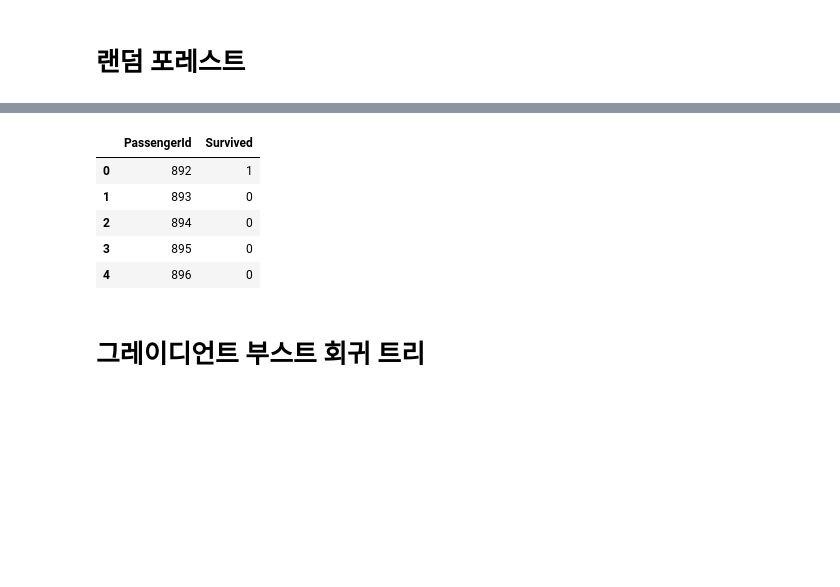
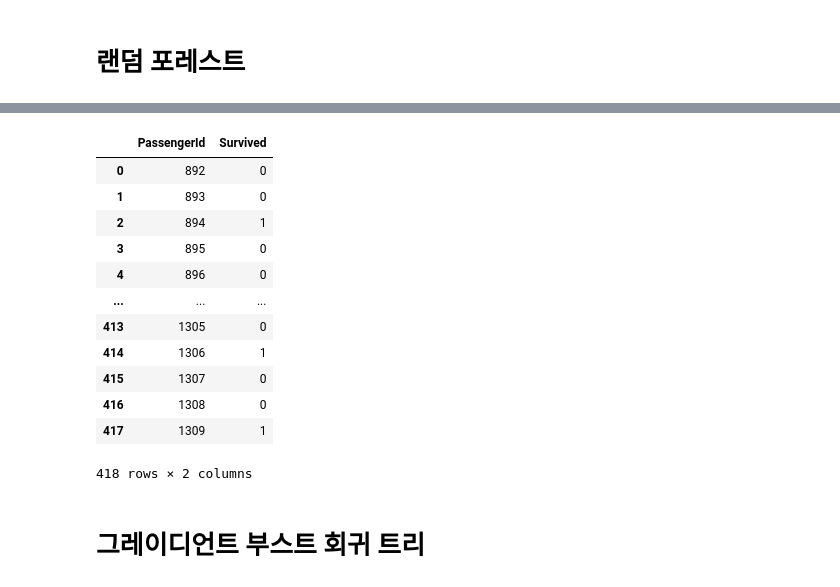
Before and after one commit to pentagram5/Machine_Learning-scikit_learn, a Jupyter notebook: Titanic_data_ML_for kaggle-김준연.ipynb, the cells around one changed output, grey strips where cells are left out. Drawn from its saved outputs; the diff is of its cells as text; code cells hidden in the pictures; blank space fills up the shorter version.

```diff
--- a/Titanic_data_ML_for kaggle-김준연.ipynb
+++ b/Titanic_data_ML_for kaggle-김준연.ipynb
@@ -103,6 +239,2 @@ See the caveats in the documentation: https://pandas.pydata.org/pandas-docs/stab
 # %% [markdown]
 # DecisionTreeClassifier
-# %%
-from sklearn.tree import DecisionTreeClassifier
-tree_clf = DecisionTreeClassifier(max_depth=3, random_state=0)
-tree_clf.fit(X_train, y_train)
@@ -123,0 +241,16 @@ Test Score: 0.9641148325358851
+# %%
+from sklearn.tree import DecisionTreeClassifier
+
+for i in tqdm_notebook(range(1,100)):
+    tree_clf = DecisionTreeClassifier(random_state=0, max_depth = i )
+    tree_clf.fit(X_train, y_train)
+    estimators.append(i)
+    trainScore.append(format(tree_clf.score(X_train, y_train)))
+    TestScore.append(format(tree_clf.score(X_test, y_test)))
+
+all_decision = pd.DataFrame({'n_estimators' : estimators,
+                          'trainScore' : trainScore,
+                          'TestScore': TestScore})
+all_decision['trainScore'] = all_decision['trainScore'].astype(float)
+all_decision['TestScore'] = all_decision['TestScore'].astype(float)
+all_decision[all_decision['TestScore'] == all_decision['TestScore'].max()]
@@ -124,5 +261,7 @@ Test Score: 0.9641148325358851
 # %%
-result = tree_clf.predict(X_test)
+tree_clf = DecisionTreeClassifier(max_depth=69, random_state=0)
+tree_clf.fit(X_train, y_train)
+result = tree_clf.predict(X_target_test)
 output = pd.DataFrame({'PassengerId' : titanic_test_data['PassengerId'],
                       'Survived' : result})
 output['Survived'] = output['Survived'].astype(int)
@@ -143,8 +282,8 @@ trainScore =[]
 TestScore = []
 from sklearn.ensemble import RandomForestClassifier
 from tqdm import tqdm_notebook
-for i in tqdm_notebook(range(1,200)):
-    forest = RandomForestClassifier(n_estimators = i, random_state = 0)
+for i in tqdm_notebook(range(1,50)):
+    forest = RandomForestClassifier(n_estimators = i, random_state = 0, max_depth = 14)
     forest.fit(X_train, y_train)
     estimators.append(i)
     trainScore.append(format(forest.score(X_train, y_train)))
@@ -163,19 +317,26 @@ all_forest[all_forest['TestScore'] == all_forest['TestScore'].max()]
 # %%
-forest = RandomForestClassifier(n_estimators = 20, random_state = 0)
+forest = RandomForestClassifier(n_estimators = 8, random_state = 0, max_depth = 14)
 forest.fit(X_train, y_train)
-result = forest.predict(X_test)
+result = forest.predict(X_target_test)
 output = pd.DataFrame({'PassengerId' : titanic_test_data['PassengerId'],
                       'Survived' : result})
 output['Survived'] = output['Survived'].astype(int)
-output.to_csv('my_submission_RandomForestClassifier', index=False)
-output.head()
+output.to_csv('my_submission_RandomForestClassifier.csv', index=False)
+output
 # %% [output]
 |  | PassengerId | Survived |
-| 0 | 892 | 1 |
+| 0 | 892 | 0 |
 | 1 | 893 | 0 |
-| 2 | 894 | 0 |
+| 2 | 894 | 1 |
 | 3 | 895 | 0 |
 | 4 | 896 | 0 |
+| ... | ... | ... |
+| 413 | 1305 | 0 |
+| 414 | 1306 | 1 |
+| 415 | 1307 | 0 |
+| 416 | 1308 | 0 |
+| 417 | 1309 | 1 |
+418 rows × 2 columns
 # %% [markdown]
 # 그레이디언트 부스트 회귀 트리
 # %%
```
Also changed, not shown: parts of 25 cells of this notebook, 11 other files.
